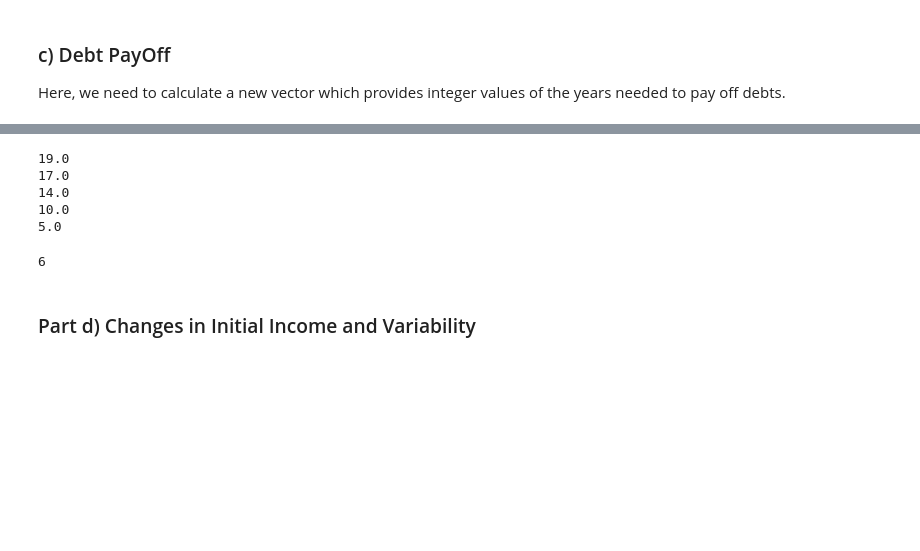
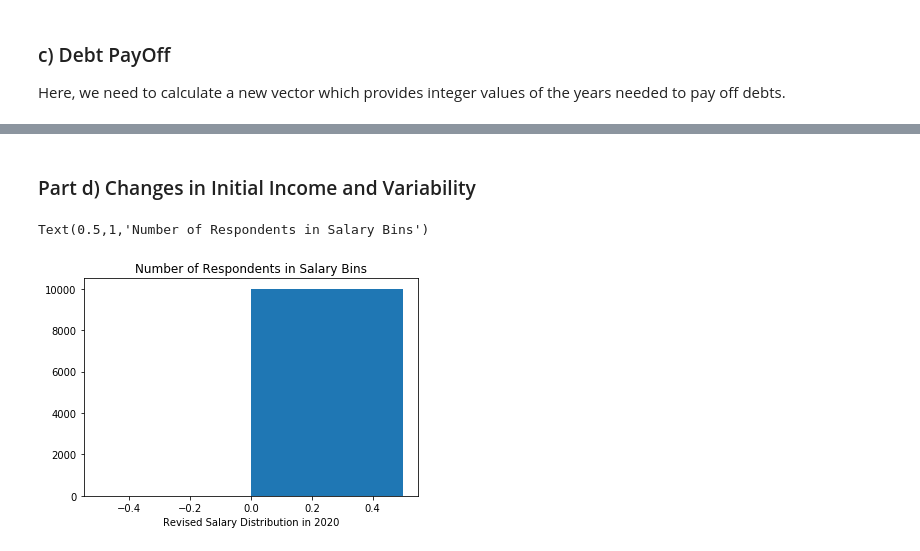
Before and after one commit to policyglot/persp-analysis_A18, a Jupyter notebook: Assignments/A3/Simulation_Exercise.ipynb, the cells around one changed output, grey strips where cells are left out. Saved outputs shown, nothing was run; the diff lists cells and outputs as text; code cells hidden in the pictures; blank space fills up the shorter version.

```diff
--- a/Assignments/A3/Simulation_Exercise.ipynb
+++ b/Assignments/A3/Simulation_Exercise.ipynb
@@ -115,24 +229,7 @@ print(payoff_years)
-# %%
-def check_debt(column, debt):
-    paid_year=0
-    for i in range(len(column)):
-        debt-= 0.1*column[i]
-        if debt>0:
-            continue
-        else:
-            paid_year= i+1
-    return paid_year
-# %% [output]
-19.0
-17.0
-14.0
-10.0
-5.0
-6
 # %% [markdown]
 ### Part d) Changes in Initial Income and Variability
 # %%
-p_new = {'inc'         : 80000,      #starting income
+p_new = {'inc'         : 90000,      #starting income
         'stddev'      : 0.17,       #standard deviation
         'rho'         : 0.4,        #persist rate
         'g'           : 0.025,      #growth rate
@@ -140,3 +237,17 @@ p_new = {'inc'         : 80000,      #starting income
         'lf_years'    : 40,         #years to live
         'num_draws'   : 10000       #simulations
     }
+# %%
+new_inc_mat= inc_sim(p_new)
+# %%
+paid_years_new=[]
+for row in np.transpose(new_inc_mat):
+    paid_years_new.append(check_debt(row, 95000))
+paid= np.array(paid_years_new)
+
+plt.hist(paid, bins=2)
+plt.xlabel("Revised Salary Distribution in 2020")
+plt.title("Number of Respondents in Salary Bins")
+# %% [output]
+Text(0.5,1,'Number of Respondents in Salary Bins')
+[figure, added]
```
Also changed, not shown: parts of 17 cells of this notebook.
